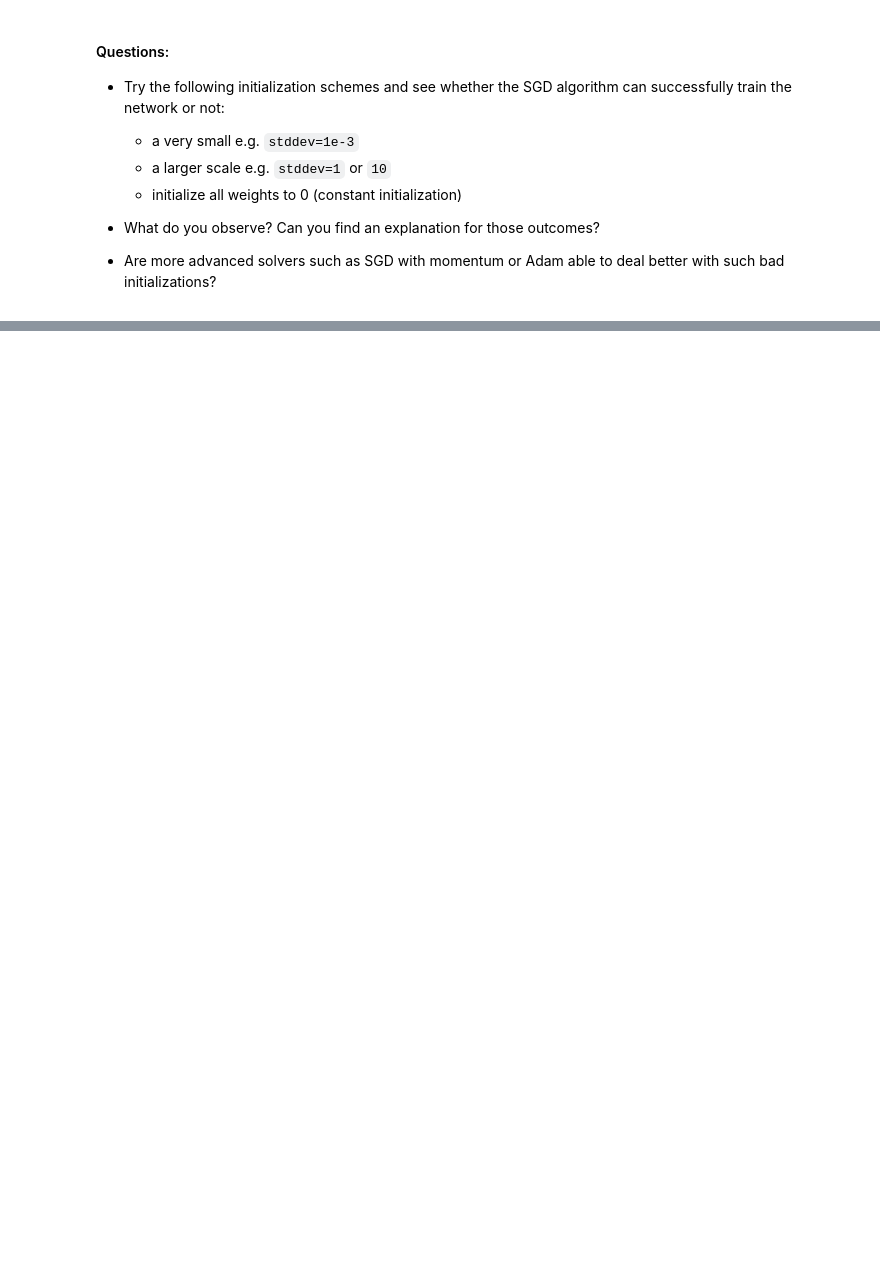
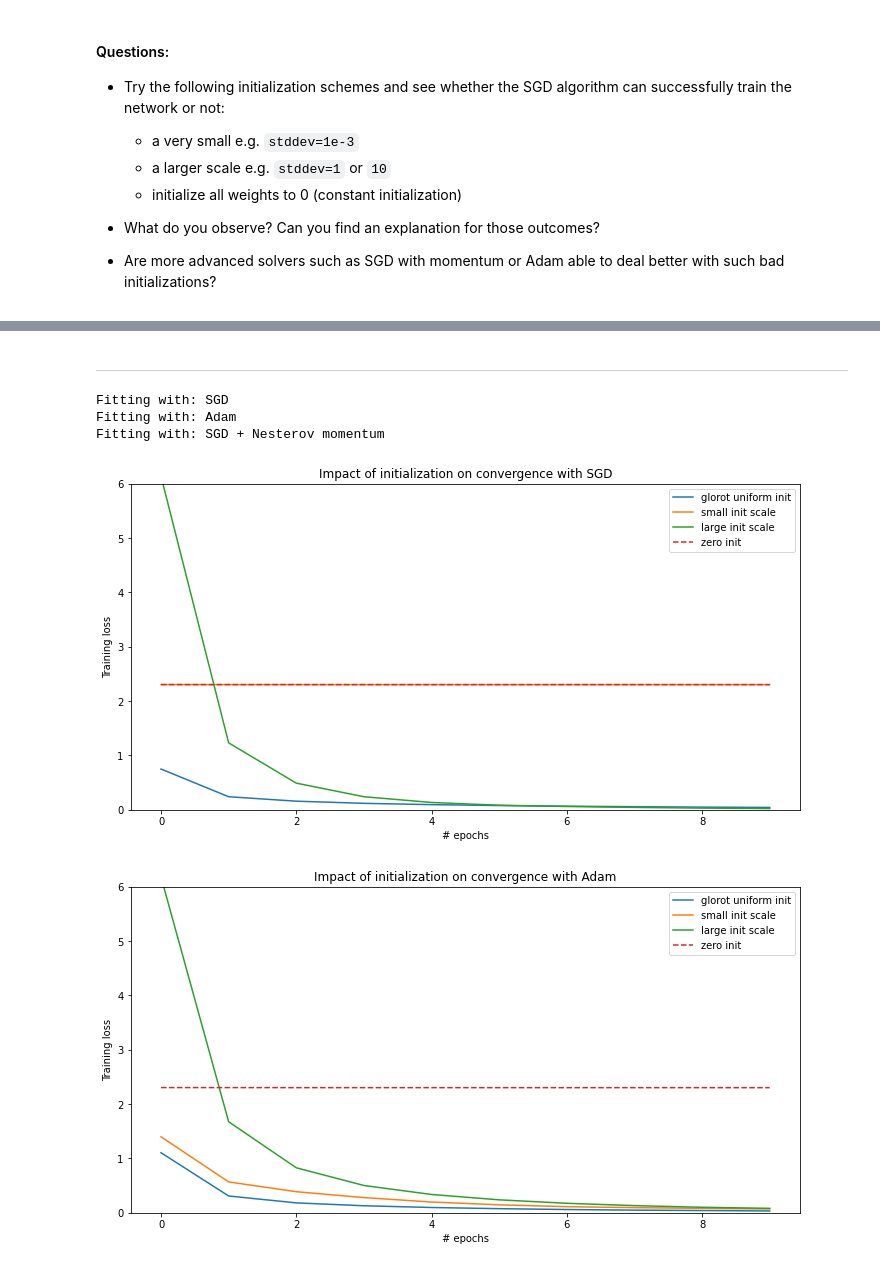
Before and after one commit to hrialan/AppliedDeepLearning_M2DataScience, a Jupyter notebook: labs/01_keras/Intro Keras.ipynb, the cells around one changed output, grey strips where cells are left out. Cells and saved outputs as stored; diff of their text form; code cells hidden in the pictures; blank space fills up the shorter version.

```diff
--- a/labs/01_keras/Intro Keras.ipynb
+++ b/labs/01_keras/Intro Keras.ipynb
@@ -723,0 +805,55 @@ model.layers[0].weights
+# %% [markdown]
+___
+# %%
+# %load solutions/keras_initializations.py
+large_scale_init = initializers.TruncatedNormal(stddev=1)
+small_scale_init = initializers.TruncatedNormal(stddev=1e-3)
+
+
+optimizer_list = [
+    ('SGD', optimizers.SGD(learning_rate=0.1)),
+    ('Adam', optimizers.Adam()),
+    ('SGD + Nesterov momentum', optimizers.SGD(
+            learning_rate=0.1, momentum=0.9, nesterov=True)),
+]
+
+init_list = [
+    ('glorot uniform init', 'glorot_uniform', '-'),
+    ('small init scale', small_scale_init, '-'),
+    ('large init scale', large_scale_init, '-'),
+    ('zero init', 'zero', '--'),
+]
+
+
+for optimizer_name, optimizer in optimizer_list:
+    print("Fitting with:", optimizer_name)
+    plt.figure(figsize=(12, 6))
+    for init_name, init, linestyle in init_list:
+        model = Sequential()
+        model.add(Dense(hidden_dim, input_dim=input_dim, activation="tanh",
+                        kernel_initializer=init))
+        model.add(Dense(hidden_dim, activation="tanh",
+                        kernel_initializer=init))
+        model.add(Dense(output_dim, activation="softmax",
+                        kernel_initializer=init))
+
+        model.compile(optimizer=optimizer,
+                      loss='categorical_crossentropy')
+
+        history = model.fit(X_train, Y_train,
+                            epochs=10, batch_size=32, verbose=0)
+        plt.plot(history.history['loss'], linestyle=linestyle,
+                 label=init_name)
+
+    plt.xlabel('# epochs')
+    plt.ylabel('Training loss')
+    plt.ylim(0, 6)
+    plt.legend(loc='best');
+    plt.title('Impact of initialization on convergence with %s'
+              % optimizer_name)
+# %% [output]
+Fitting with: SGD
+Fitting with: Adam
+Fitting with: SGD + Nesterov momentum
+[figure, added]
+[figure, added]
```
Also changed, not shown: parts of 27 cells of this notebook.
